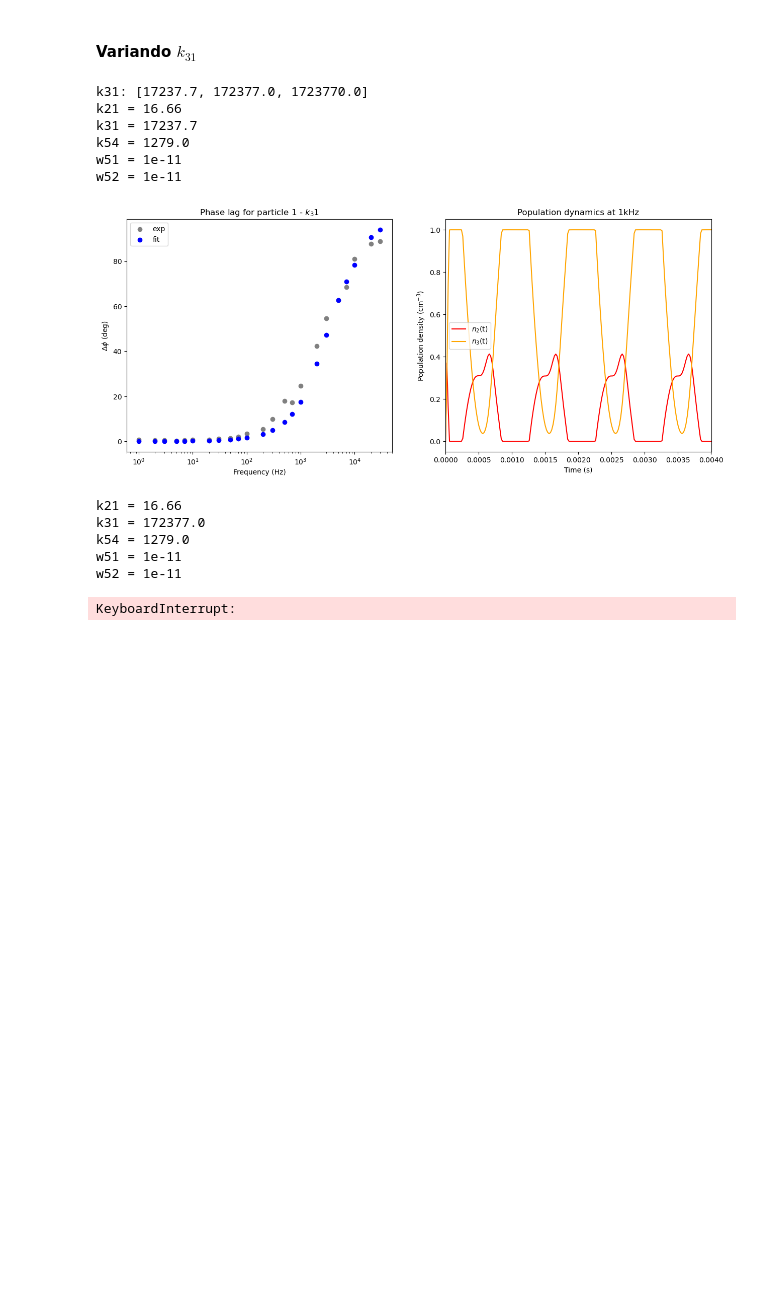
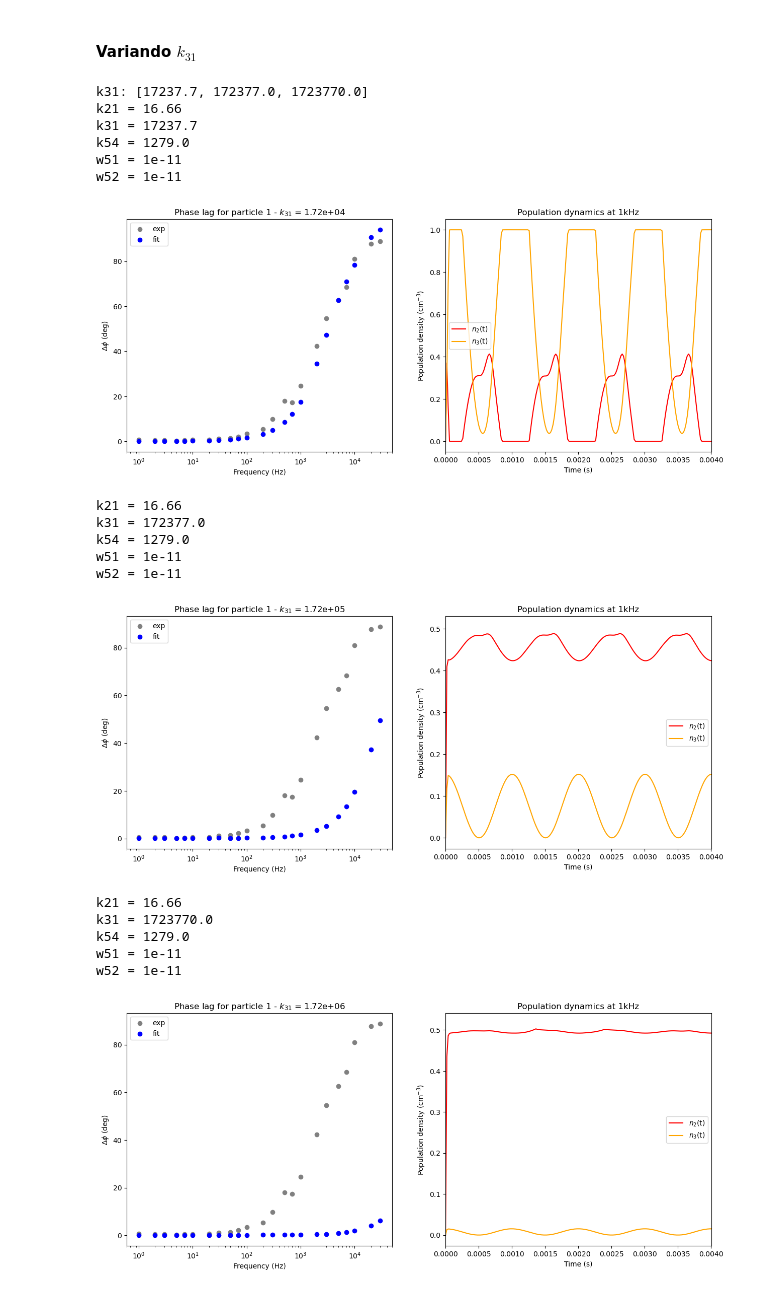
Before and after one commit to habakukc22/ode-system, a Jupyter notebook: fit-ws-new-odes.ipynb, the cells around one changed output. Cells and saved outputs as stored; diff of their text form; code cells hidden in the pictures; blank space fills up the shorter version.

```diff
--- a/fit-ws-new-odes.ipynb
+++ b/fit-ws-new-odes.ipynb
@@ -589,38 +589,44 @@ for k31_idx, k31 in enumerate(k31_list):
         fig, axs = plt.subplots(1, 2, figsize=(15, 6))
         #Phase lag plot
         axs[0].scatter(frequencias_experimentais, adj_ph(fases_experimentais), color="gray", label="exp")
         axs[0].scatter(frequencias_experimentais, adj_ph(fases_calculadas), color="blue", label="fit")
         axs[0].set_xscale("log")
         axs[0].set_ylabel("$\Delta \phi$ (deg)")
         axs[0].set_xlabel("Frequency (Hz)")
-        axs[0].set_title("Phase lag for particle 1 - $k_{31}$ "+f"{k31:.2e}")
+        axs[0].set_title("Phase lag for particle 1 - $k_{31}$ = "+f"{k31:.2e}")
         axs[0].legend()
 
         #Population time evolution @ 1kHz
         ts, n11, n2, n3 = sol_to_plot
         # axs[1].plot(ts, n11/n11.max(), color="lightblue", label="$n_1$(t)")
         axs[1].plot(ts, n2/n11.max(), color="red", label="$n_2$(t)")
         axs[1].plot(ts, n3/n11.max(), color="orange", label="$n_3$(t)")
         # axs[1].set_xscale("log")
         axs[1].set_ylabel("Population density (cm$^{-3}$)")
         axs[1].set_xlabel("Time (s)")
         axs[1].set_xlim([0,ts[int(len(ts)*(0.02))]])
         axs[1].set_title(f"Population dynamics at 1kHz")
         axs[1].legend()
 
 
         plt.show()
 # %% [output]
 k31: [17237.7, 172377.0, 1723770.0]
 k21 = 16.66
 k31 = 17237.7
 k54 = 1279.0
 w51 = 1e-11
 w52 = 1e-11
-[figure, old version]
+[figure, new version]
 k21 = 16.66
 k31 = 172377.0
 k54 = 1279.0
 w51 = 1e-11
 w52 = 1e-11
+[figure, added]
-KeyboardInterrupt:
+k21 = 16.66
+k31 = 1723770.0
+k54 = 1279.0
+w51 = 1e-11
+w52 = 1e-11
+[figure, added]
```
